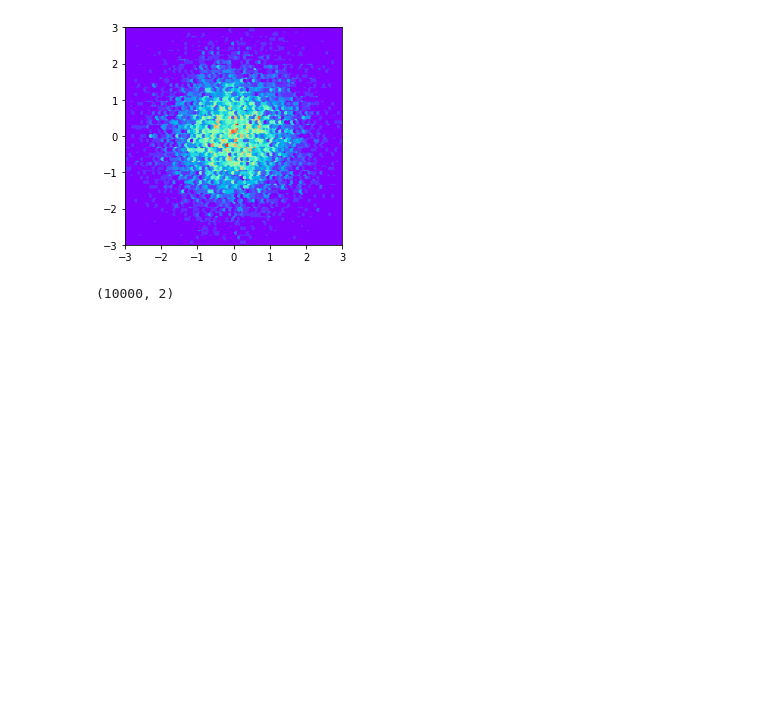
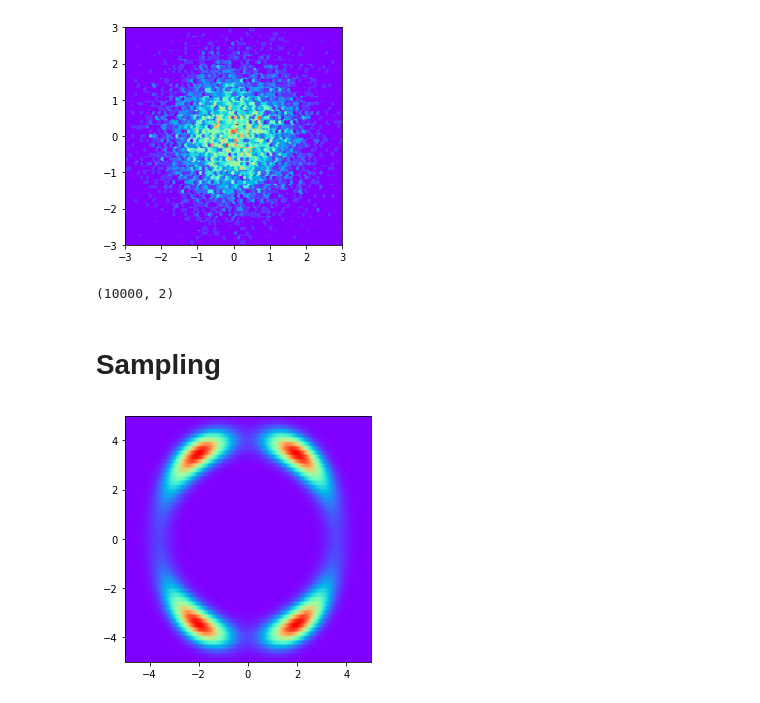
Before and after one commit to cotran2/bayesian_gans, a Jupyter notebook: codes/distributions/testing sampling.ipynb, the cells around one changed output. Cells and saved outputs as stored; diff of their text form; code cells hidden in the pictures; blank space fills up the shorter version.

```diff
--- a/codes/distributions/testing sampling.ipynb
+++ b/codes/distributions/testing sampling.ipynb
@@ -129,3 +127,5 @@ plt.show()
 samples.shape
 # %% [output]
 (10000, 2)
+# %% [markdown]
+# Sampling
@@ -131,0 +184,16 @@ samples.shape
+# %%
+r = np.linspace(-5, 5, 1000)
+z = np.array(np.meshgrid(r, r)).transpose(1, 2, 0)
+z = np.reshape(z, [z.shape[0] * z.shape[1], -1])
+
+q0 = density1(z)
+plt.hexbin(z[:,0], z[:,1], C=q0.squeeze(), cmap='rainbow')
+plt.gca().set_aspect('equal', adjustable='box')
+plt.xlim([-5, 5])
+plt.ylim([-5, 5])
+plt.tight_layout()
+if not os.path.exists(r"\imgs"):
+    os.makedirs(r"\imgs")
+plt.savefig(r'\imgs\example1-density.png', dpi=300, bbox_inches='tight')
+# %% [output]
+[figure, added]
```
Also changed, not shown: parts of 10 cells of this notebook, 2 other files.
